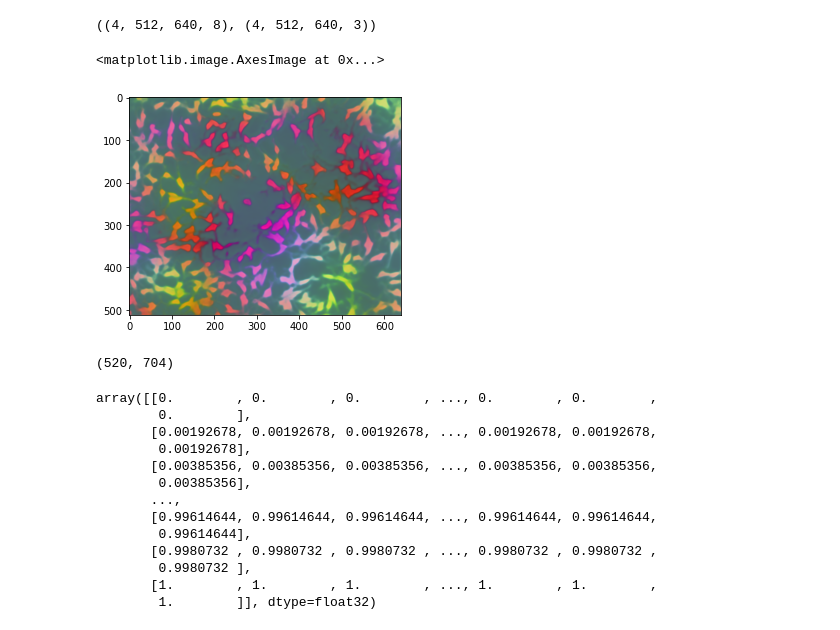
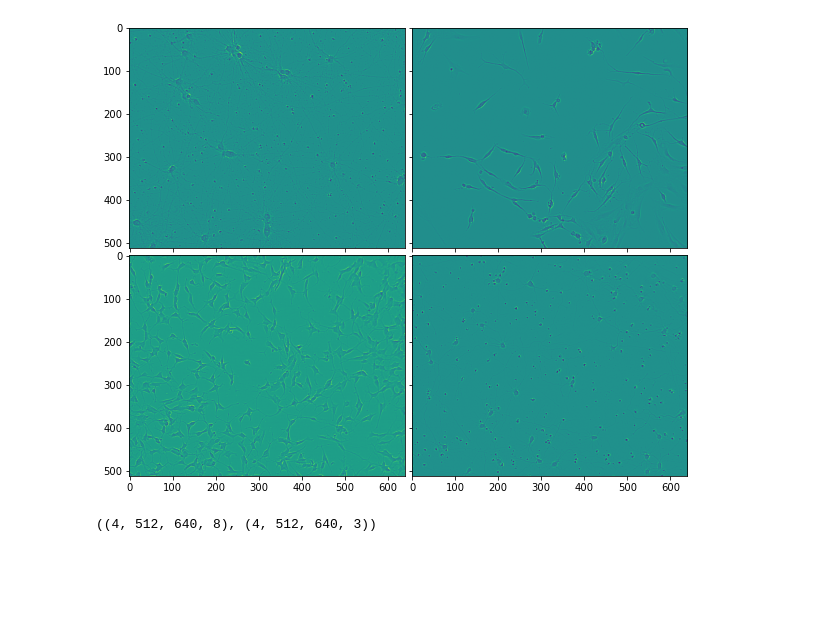
Before and after one commit to constantine7cd/sartorius-competition, a Jupyter notebook: notebooks/Results.ipynb, the cells around one changed output. Drawn from its saved outputs; the diff is of its cells as text; code cells hidden in the pictures; blank space fills up the shorter version.

```diff
--- a/notebooks/Results.ipynb
+++ b/notebooks/Results.ipynb
@@ -32,3 +33,17 @@ def dimension_reduction(x, out_dim=3):
     x_red = np.reshape(x_red, (h, w, out_dim))
 
     return min_max_normalize(x_red)
+
+
+def plot_grid(image_data, nrows=2, ncols=2, figsize=(10, 10)):
+    fig = plt.figure(figsize=figsize)
+    grid = ImageGrid(fig, 111,
+                    nrows_ncols=(nrows, ncols),
+                    axes_pad=0.1,
+                    )
+
+    for ax, im in zip(grid, image_data):
+        ax.imshow(im)
+
+    fig.savefig('out.png')
+    plt.show()
@@ -105,3 +118,7 @@ images.shape, masks.shape
+# %%
+plot_grid(images)
+# %% [output]
+[figure, added]
 # %%
 mask_embs = tf.nn.l2_normalize(model(images), axis=-1).numpy()
 masks_vis = np.array([dimension_reduction(emb) for emb in mask_embs])
@@ -109,28 +126,3 @@ masks_vis = np.array([dimension_reduction(emb) for emb in mask_embs])
 mask_embs.shape, masks_vis.shape
 # %% [output]
 ((4, 512, 640, 8), (4, 512, 640, 3))
-# %%
-plt.imshow(masks_vis[2])
-# %% [output]
-<matplotlib.image.AxesImage at 0x...>
-[figure, removed]
-# %%
-x = mask
-# %% [output]
-(520, 704)
-# %%
-y_coords
-# %% [output]
-array([[0.        , 0.        , 0.        , ..., 0.        , 0.        ,
-        0.        ],
-       [0.00192678, 0.00192678, 0.00192678, ..., 0.00192678, 0.00192678,
-        0.00192678],
-       [0.00385356, 0.00385356, 0.00385356, ..., 0.00385356, 0.00385356,
-        0.00385356],
-       ...,
-       [0.99614644, 0.99614644, 0.99614644, ..., 0.99614644, 0.99614644,
-        0.99614644],
-       [0.9980732 , 0.9980732 , 0.9980732 , ..., 0.9980732 , 0.9980732 ,
-        0.9980732 ],
-       [1.        , 1.        , 1.        , ..., 1.        , 1.        ,
-        1.        ]], dtype=float32)
```
Also changed, not shown: parts of 20 cells of this notebook, 3 other files.
